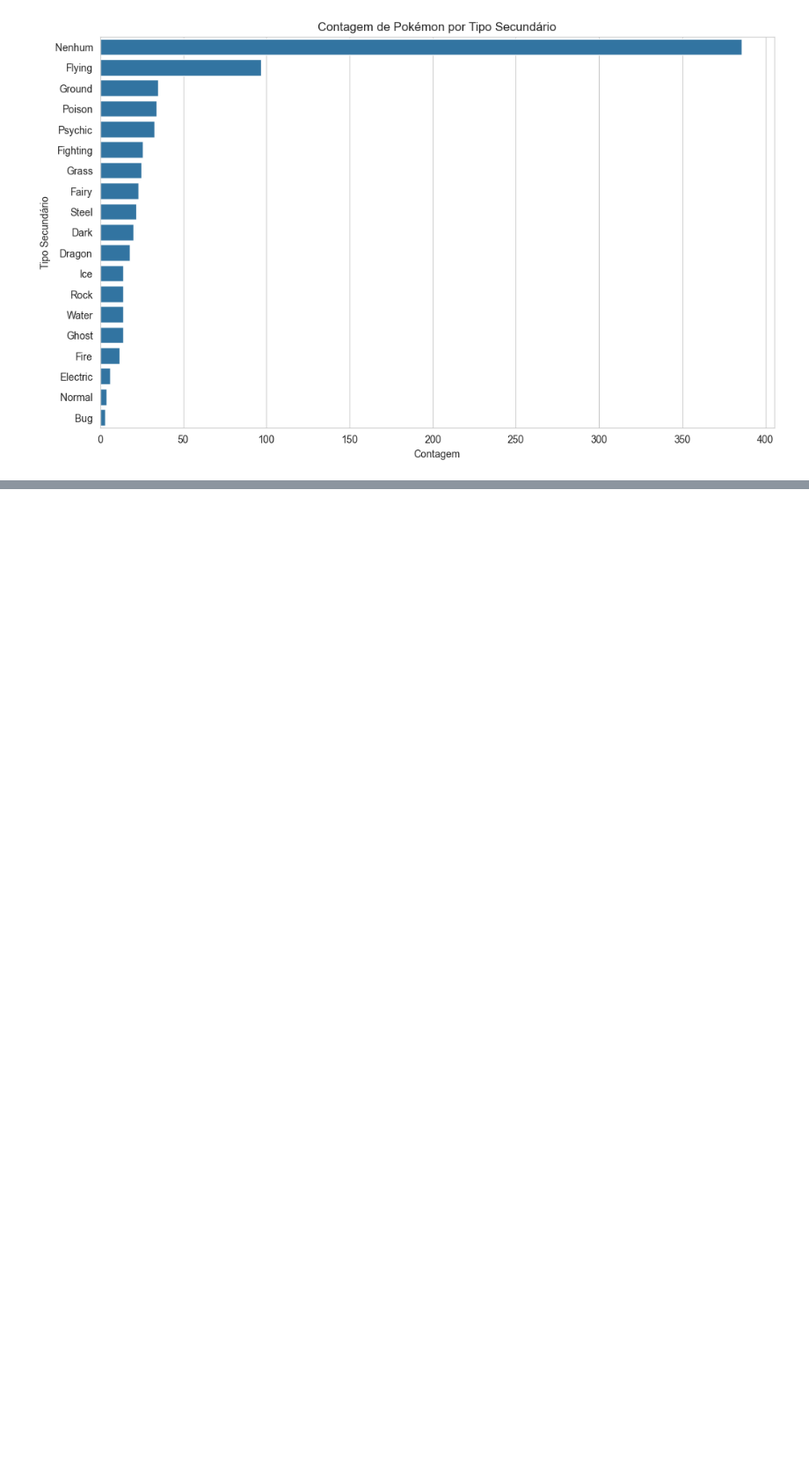
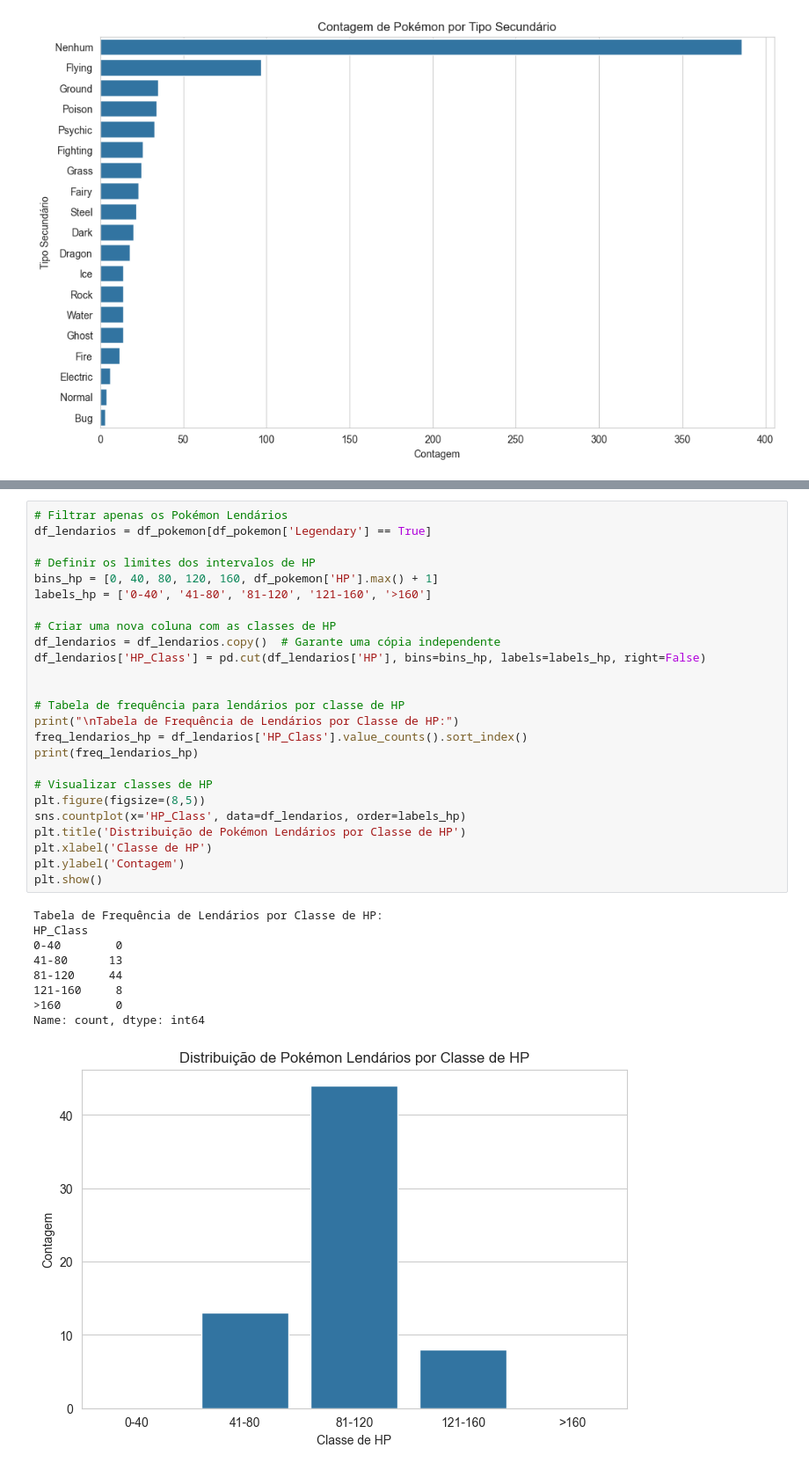
Before and after one commit to et586-estatistica/intro-data-analysis-paulimvini, a Jupyter notebook: atividade1.ipynb, the cells around one changed output, grey strips where cells are left out. Shown at 88% size. Saved outputs shown, nothing was run; the diff lists cells and outputs as text; blank space fills up the shorter version.

```diff
--- a/atividade1.ipynb
+++ b/atividade1.ipynb
@@ -618,0 +708,35 @@ Questão 4.
+# %%
+# Filtrar apenas os Pokémon Lendários
+df_lendarios = df_pokemon[df_pokemon['Legendary'] == True]
+
+# Definir os limites dos intervalos de HP
+bins_hp = [0, 40, 80, 120, 160, df_pokemon['HP'].max() + 1]
+labels_hp = ['0-40', '41-80', '81-120', '121-160', '>160']
+
+# Criar uma nova coluna com as classes de HP
+df_lendarios = df_lendarios.copy()  # Garante uma cópia independente
+df_lendarios['HP_Class'] = pd.cut(df_lendarios['HP'], bins=bins_hp, labels=labels_hp, right=False)
+
+
+# Tabela de frequência para lendários por classe de HP
+print("\nTabela de Frequência de Lendários por Classe de HP:")
+freq_lendarios_hp = df_lendarios['HP_Class'].value_counts().sort_index()
+print(freq_lendarios_hp)
+
+# Visualizar classes de HP
+plt.figure(figsize=(8,5))
+sns.countplot(x='HP_Class', data=df_lendarios, order=labels_hp)
+plt.title('Distribuição de Pokémon Lendários por Classe de HP')
+plt.xlabel('Classe de HP')
+plt.ylabel('Contagem')
+plt.show()
+# %% [output]
+Tabela de Frequência de Lendários por Classe de HP:
+HP_Class
+0-40        0
+41-80      13
+81-120     44
+121-160     8
+>160        0
+Name: count, dtype: int64
+[figure, added]
```
Also changed, not shown: parts of 9 cells of this notebook.
